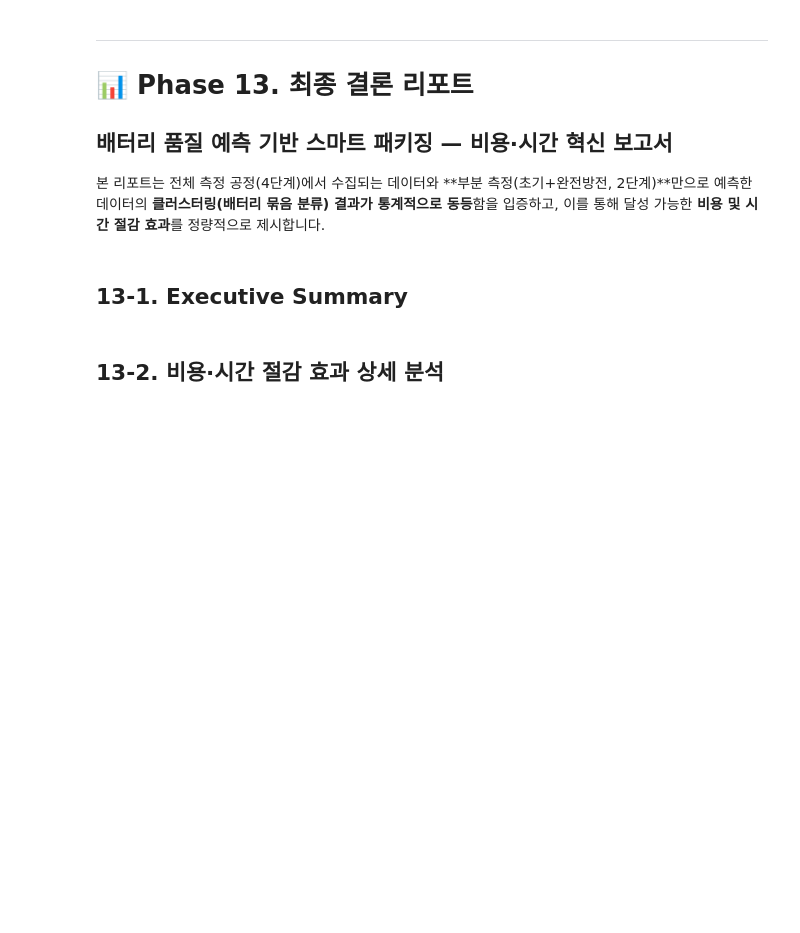
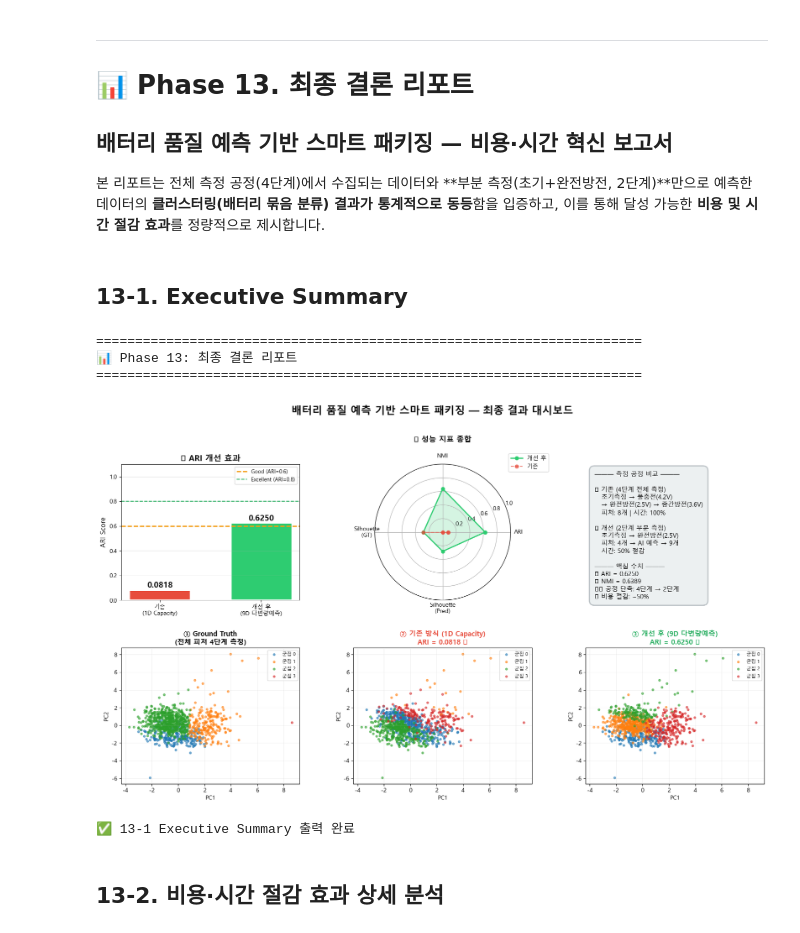
Before and after one commit to kyuyoungleesunmoon/battery, a Jupyter notebook: battery_capacity_prediction.ipynb, the cells around one changed output. Cells and saved outputs as stored; diff of their text form; code cells hidden in the pictures; blank space fills up the shorter version.

```diff
--- a/battery_capacity_prediction.ipynb
+++ b/battery_capacity_prediction.ipynb
@@ -3469,49 +3467,7 @@ print('=' * 70)
 # %%
 import numpy as np
 import pandas as pd
-# --- 한글 폰트 설정 (Windows/Linux/Mac 호환) ---
 import matplotlib.pyplot as plt
-import matplotlib.font_manager as fm
-import platform, os
-
-def set_korean_font():
-    """시스템에 맞는 한글 폰트를 자동 탐지하여 matplotlib에 설정합니다."""
-    system = platform.system()
-    candidate_fonts = []
-
-    if system == 'Windows':
-        candidate_fonts = ['Malgun Gothic', 'NanumGothic', 'Gulim', 'Dotum', 'Batang']
-    elif system == 'Darwin':
-        candidate_fonts = ['AppleGothic', 'NanumGothic']
-    else:
-        candidate_fonts = ['NanumGothic', 'NanumBarunGothic', 'UnDotum']
-
-    available = set(f.name for f in fm.fontManager.ttflist)
-    for font_name in candidate_fonts:
-        if font_name in available:
-            plt.rcParams['font.family'] = font_name
-            plt.rcParams['axes.unicode_minus'] = False
-            print(f'[폰트] {font_name} 설정 완료')
-            return font_name
-
-    # 후보에 없으면 직접 ttf 파일 탐색 (Windows)
-    if system == 'Windows':
-        font_dir = os.path.join(os.environ.get('WINDIR', 'C:\\Windows'), 'Fonts')
-        for ttf_name in ['malgun.ttf', 'NanumGothic.ttf', 'gulim.ttc']:
-            ttf_path = os.path.join(font_dir, ttf_name)
-            if os.path.exists(ttf_path):
-                fm.fontManager.addfont(ttf_path)
-                prop = fm.FontProperties(fname=ttf_path)
-                plt.rcParams['font.family'] = prop.get_name()
-                plt.rcParams['axes.unicode_minus'] = False
-                print(f'[폰트] {prop.get_name()} (ttf 직접 로드) 설정 완료')
-                return prop.get_name()
-
-    print('[경고] 한글 폰트를 찾지 못했습니다. 한글이 깨질 수 있습니다.')
-    return None
-
-KOREAN_FONT = set_korean_font()
-# --- 한글 폰트 설정 끝 ---
 import matplotlib.patches as mpatches
 from matplotlib.gridspec import GridSpec
 import seaborn as sns
@@ -3520,6 +3476,8 @@ from sklearn.cluster import KMeans
 from sklearn.preprocessing import StandardScaler
 from sklearn.metrics import adjusted_rand_score, normalized_mutual_info_score, silhouette_score
 
+plt.rcParams['font.family'] = 'Malgun Gothic'
+plt.rcParams['axes.unicode_minus'] = False
 
 print('=' * 70)
 print('📊 Phase 13: 최종 결론 리포트')
@@ -3632,33 +3590,39 @@ ax4.legend(fontsize=8, loc='best')
 ax4.grid(alpha=0.2)
 
 # 5. 기존 1D
 ax5 = fig.add_subplot(gs[1, 1])
 for c in range(N_CLUSTERS):
     mask = labels_1d == c
     ax5.scatter(X_2d[mask, 0], X_2d[mask, 1], s=12, alpha=0.6, label=f'군집 {c}')
 ax5.set_title(f'② 기존 방식 (1D Capacity)\nARI = {ari_old:.4f} ❌', fontsize=12, fontweight='bold', color='#e74c3c')
 ax5.set_xlabel('PC1')
 ax5.set_ylabel('PC2')
 ax5.legend(fontsize=8, loc='best')
 ax5.grid(alpha=0.2)
 
 # 6. 개선 후
 ax6 = fig.add_subplot(gs[1, 2])
 for c in range(N_CLUSTERS):
     mask = labels_pred == c
     ax6.scatter(X_2d[mask, 0], X_2d[mask, 1], s=12, alpha=0.6, label=f'군집 {c}')
 ax6.set_title(f'③ 개선 후 (9D 다변량예측)\nARI = {ari_new:.4f} ✅', fontsize=12, fontweight='bold', color='#27ae60')
 ax6.set_xlabel('PC1')
 ax6.set_ylabel('PC2')
 ax6.legend(fontsize=8, loc='best')
 ax6.grid(alpha=0.2)
 
 fig.suptitle('배터리 품질 예측 기반 스마트 패키징 — 최종 결과 대시보드',
              fontsize=18, fontweight='bold', y=1.02)
 plt.tight_layout()
 plt.show()
 
 print('\n✅ 13-1 Executive Summary 출력 완료')
+# %% [output]
+======================================================================
+📊 Phase 13: 최종 결론 리포트
+======================================================================
+[figure, added]
+✅ 13-1 Executive Summary 출력 완료
 # %% [markdown]
 ## 13-2. 비용·시간 절감 효과 상세 분석
 # %%
```
Also changed, not shown: parts of 27 cells of this notebook.
